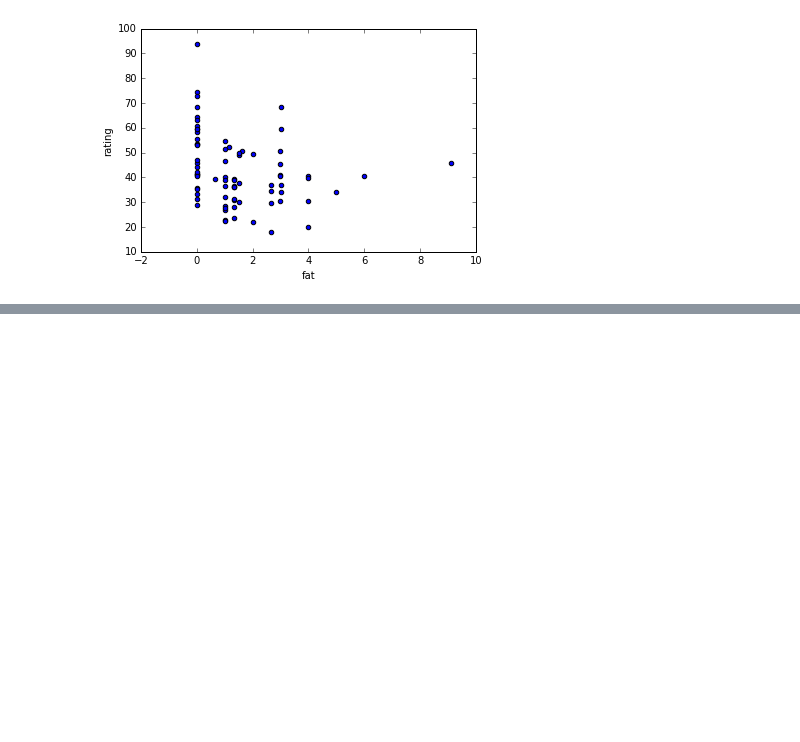
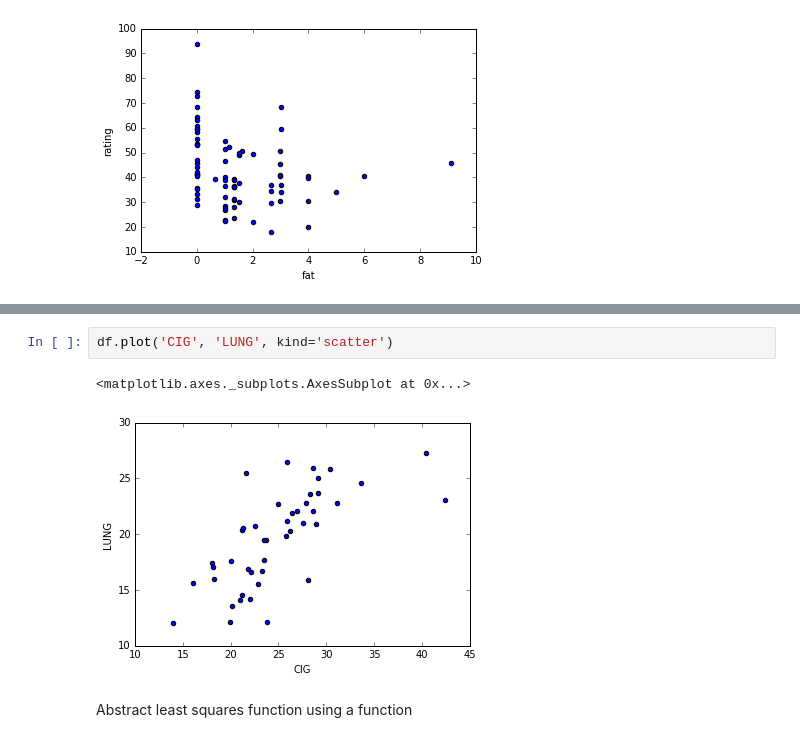
Before and after one commit to NathanYee/ThinkBayes2, a Jupyter notebook: code/report04.ipynb, the cells around one changed output, grey strips where cells are left out. Cells and saved outputs as stored; diff of their text form; blank space fills up the shorter version.

```diff
--- a/code/report04.ipynb
+++ b/code/report04.ipynb
@@ -208,0 +217,7 @@ df.head()
+# %%
+df.plot('CIG', 'LUNG', kind='scatter')
+# %% [output]
+<matplotlib.axes._subplots.AxesSubplot at 0x...>
+[figure, added]
+# %% [markdown]
+Abstract least squares function using a function
```
Also changed, not shown: parts of 30 cells of this notebook, 7 other files.
